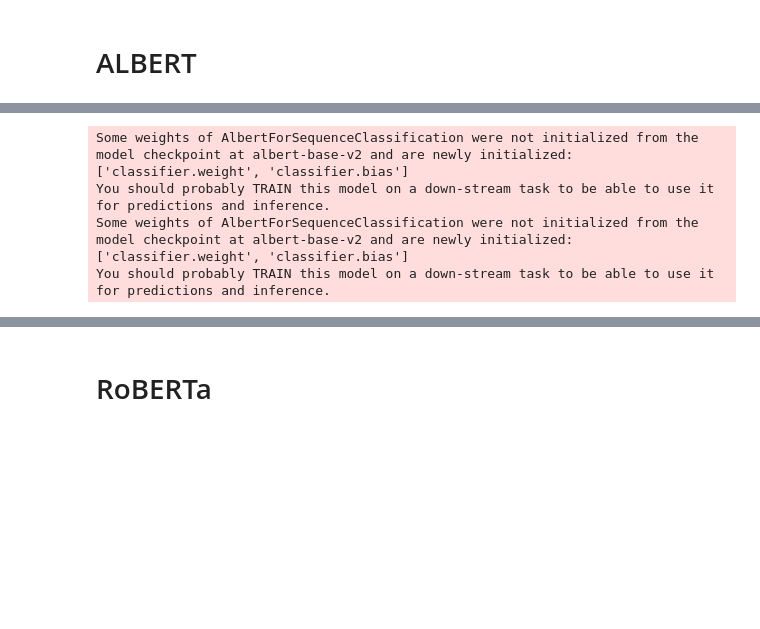
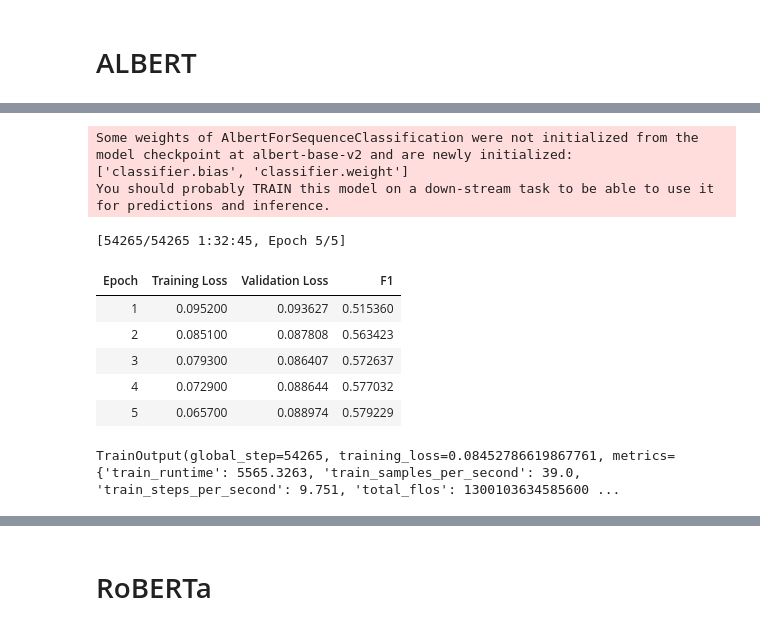
Before and after one commit to zpuiy/Emotion-Recognition, a Jupyter notebook: train.ipynb, the cells around one changed output, grey strips where cells are left out. Cells and saved outputs as stored; diff of their text form; code cells hidden in the pictures; blank space fills up the shorter version.

```diff
--- a/train.ipynb
+++ b/train.ipynb
@@ -295,38 +310,44 @@ You should probably TRAIN this model on a down-stream task to be able to use it
 # %%
-from transformers import AlbertForSequenceClassification
-
-# Configuring the ALBERT model with 28 output labels and initializing the model instance.
-albert_model = AlbertForSequenceClassification.from_pretrained(base, num_labels=N_LABELS).to(device)
+train_dataloader = custom_dataloader(ds_train, albert_tokenizer, n_batch, True, max_length)
+# test_dataloader = custom_dataloader(ds_test, tokenizer, n_batch, False, max_length)
+valid_dataloader = custom_dataloader(ds_validation, albert_tokenizer, n_batch, False, max_length)
 
 args = TrainingArguments(
-    f"{base}-finetuned",
-    evaluation_strategy = "epoch",
-    save_strategy = "epoch",
-    learning_rate=2e-5,
-    per_device_train_batch_size=n_batch,
-    per_device_eval_batch_size=n_batch,
-    num_train_epochs=5,
-    weight_decay=0.01,
-    load_best_model_at_end=True,
-    metric_for_best_model="f1",
-    push_to_hub=True,
-)
+      f"{base}-finetuned",
+      evaluation_strategy = "epoch",
+      save_strategy = "epoch",
+      learning_rate=lr,
+      per_device_train_batch_size=n_batch,
+      per_device_eval_batch_size=n_batch,
+      num_train_epochs=n_epoch,
+      weight_decay=0.01,
+      load_best_model_at_end=True,
+      metric_for_best_model="f1",
+      push_to_hub=True,
+  )
 
-
-def model_init():
-    return AlbertForSequenceClassification.from_pretrained(base, num_labels=N_LABELS)
-
+model=AlbertForSequenceClassification.from_pretrained(base, num_labels=N_LABELS)
 
 trainer = CustomTrainer(
-    model_init=model_init,
+    model=model,
     args=args,
-    train_dataset=train_dataloader.shard(index=1, num_shards=10), #find good hyperparameter based on a portion of the training dataset
+    train_dataset=train_dataloader,
     eval_dataset=valid_dataloader,
     tokenizer=albert_tokenizer,
     compute_metrics=compute_metrics
 )
+for n, v in best_run.hyperparameters.items():
+    setattr(trainer.args, n, v)
+
+trainer.train()
 # %% [output]
-Some weights of AlbertForSequenceClassification were not initialized from the model checkpoint at albert-base-v2 and are newly initialized: ['classifier.weight', 'classifier.bias']
+Some weights of AlbertForSequenceClassification were not initialized from the model checkpoint at albert-base-v2 and are newly initialized: ['classifier.bias', 'classifier.weight']
 You should probably TRAIN this model on a down-stream task to be able to use it for predictions and inference.
-Some weights of AlbertForSequenceClassification were not initialized from the model checkpoint at albert-base-v2 and are newly initialized: ['classifier.weight', 'classifier.bias']
-You should probably TRAIN this model on a down-stream task to be able to use it for predictions and inference.
+[54265/54265 1:32:45, Epoch 5/5]
+| Epoch | Training Loss | Validation Loss | F1 |
+| 1 | 0.095200 | 0.093627 | 0.515360 |
+| 2 | 0.085100 | 0.087808 | 0.563423 |
+| 3 | 0.079300 | 0.086407 | 0.572637 |
+| 4 | 0.072900 | 0.088644 | 0.577032 |
+| 5 | 0.065700 | 0.088974 | 0.579229 |
+TrainOutput(global_step=54265, training_loss=0.08452786619867761, metrics={'train_runtime': 5565.3263, 'train_samples_per_second': 39.0, 'train_steps_per_second': 9.751, 'total_flos': 1300103634585600 ...
```
Also changed, not shown: parts of 27 cells of this notebook.
